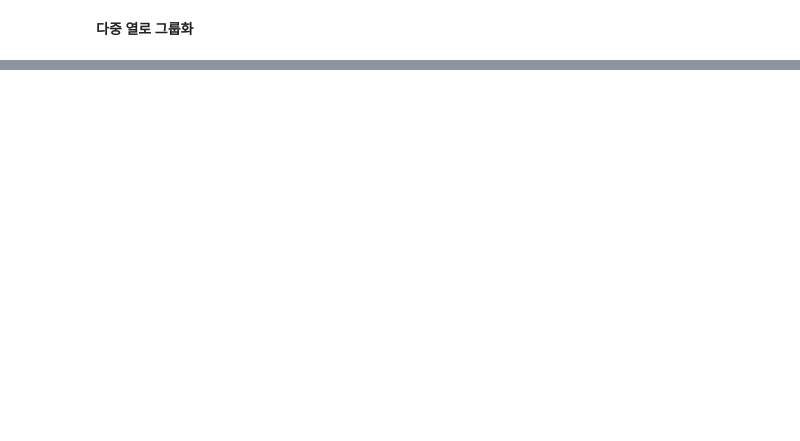
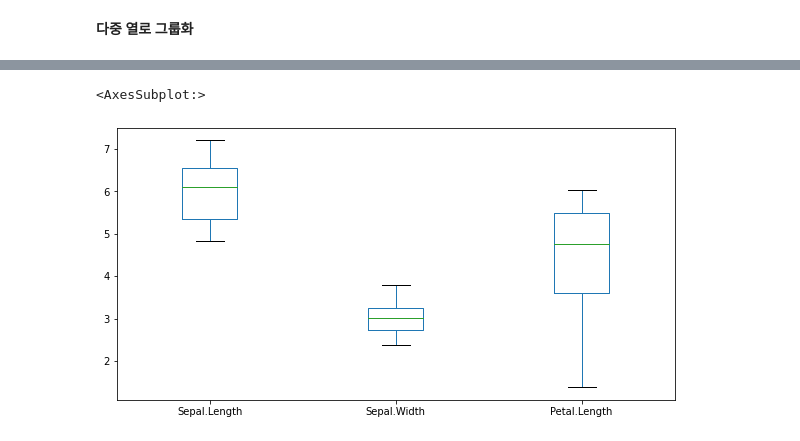
Before and after one commit to Kwangsoo-kim/HW-Big, a Jupyter notebook: src/8_Python/ch12_데이터프레임과 시리즈(Pandas)_8절.ipynb, the cells around one changed output, grey strips where cells are left out. Saved outputs shown, nothing was run; the diff lists cells and outputs as text; code cells hidden in the pictures; blank space fills up the shorter version.

```diff
--- a/src/8_Python/ch12_데이터프레임과 시리즈(Pandas)_8절.ipynb
+++ b/src/8_Python/ch12_데이터프레임과 시리즈(Pandas)_8절.ipynb
@@ -106,0 +175,4 @@ iris_df.groupby([iris_df.Species,iris_df['Sepal.Length']]).mean()
+# %%
+# 그룹화 두개 이상이면 리스트안에 넣어줘야함
+g = iris_df.groupby([iris_df['Species'],iris_df['Petal.Width']]).mean()
+g
@@ -106,0 +225,5 @@ iris_df.groupby([iris_df.Species,iris_df['Sepal.Length']]).mean()
+# %%
+g.plot.box(figsize=(10,5))
+# %% [output]
+<AxesSubplot:>
+[figure, added]
```
Also changed, not shown: parts of 169 cells of this notebook, 3 other files.
